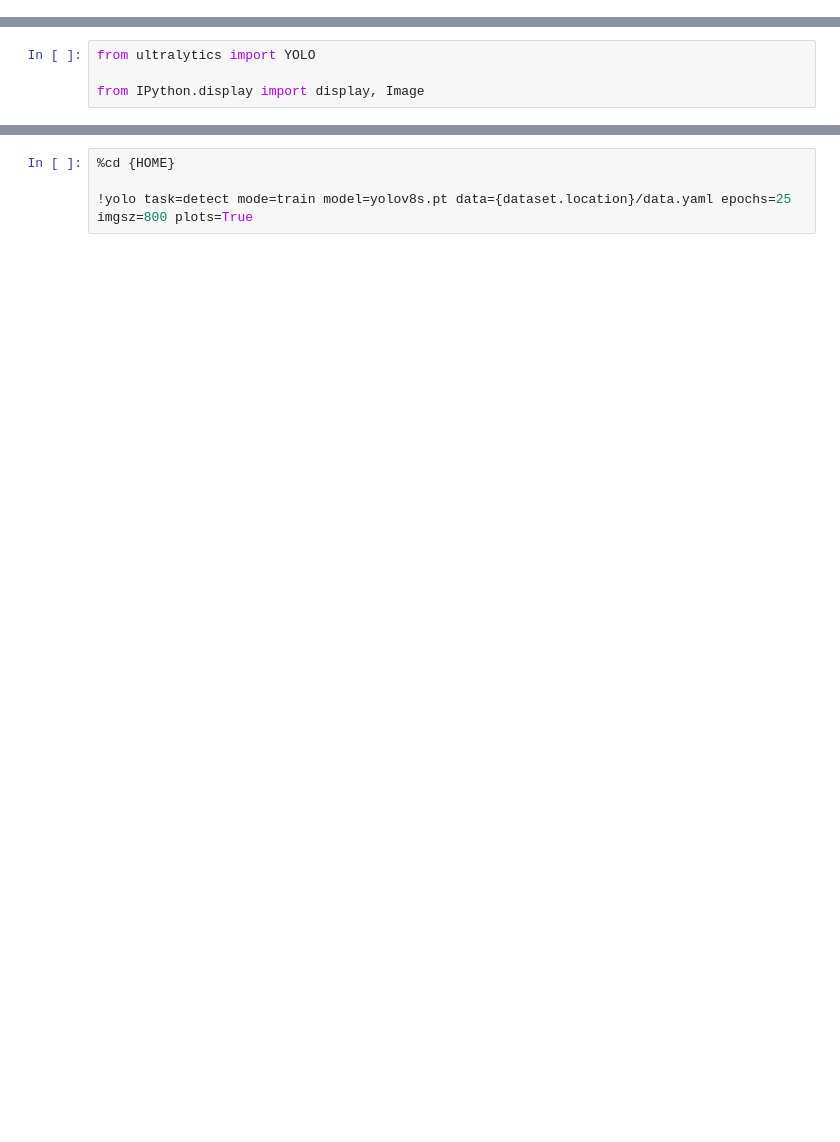
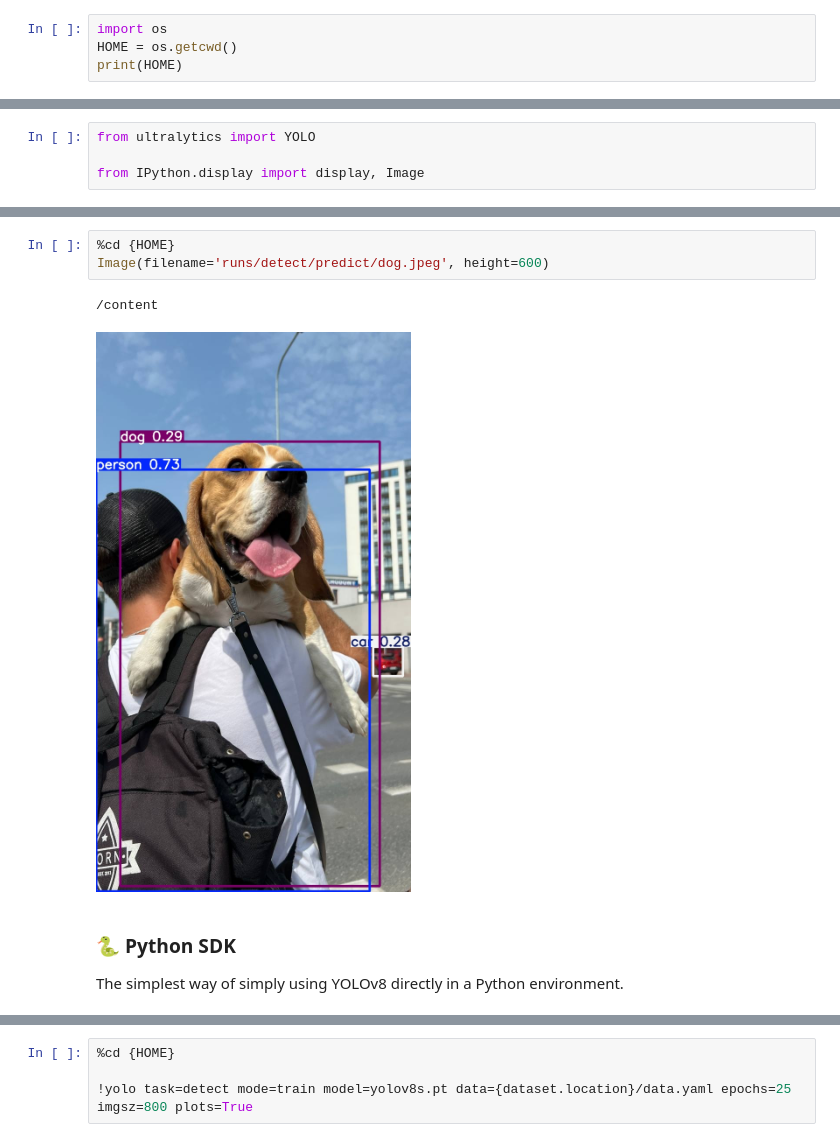
Before and after one commit to skaraz7/Yolo8, a Jupyter notebook: notebooks/train-yolov8-object-detection-on-custom-dataset.ipynb, the cells around one changed output, grey strips where cells are left out. Drawn from its saved outputs; the diff is of its cells as text; blank space fills up the shorter version.

```diff
--- a/notebooks/train-yolov8-object-detection-on-custom-dataset.ipynb
+++ b/notebooks/train-yolov8-object-detection-on-custom-dataset.ipynb
@@ -2,0 +66,4 @@
+# %%
+import os
+HOME = os.getcwd()
+print(HOME)
@@ -19,0 +127,10 @@ from IPython.display import display, Image
+# %%
+%cd {HOME}
+Image(filename='runs/detect/predict/dog.jpeg', height=600)
+# %% [output]
+/content
+[figure, added]
+# %% [markdown]
+### 🐍 Python SDK
+
+The simplest way of simply using YOLOv8 directly in a Python environment.
```
Also changed, not shown: parts of 37 cells of this notebook.
